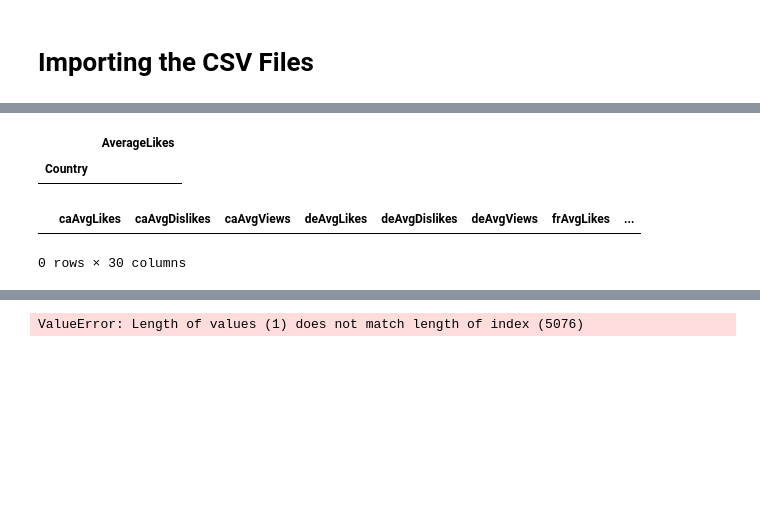
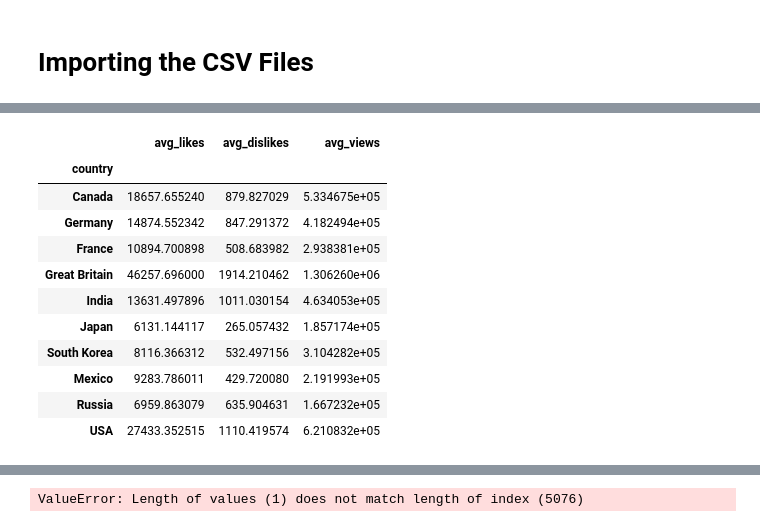
Before and after one commit to JohnShuford/Visualization_Project, a Jupyter notebook: Notebooks/Cleaning-CopyJS.ipynb, the cells around one changed output, grey strips where cells are left out. Cells and saved outputs as stored; diff of their text form; code cells hidden in the pictures; blank space fills up the shorter version.

```diff
--- a/Notebooks/Cleaning-CopyJS.ipynb
+++ b/Notebooks/Cleaning-CopyJS.ipynb
@@ -130,25 +134,21 @@ country_avg_views
-# %%
-MetricDF = pd.DataFrame()
-
-for df in lsofdf_clean:
-    avg_likes = df['likes'].mean()
-    MetricDF['AverageLikes'] = avg_likes
-
-MetricDF = MetricDF.rename_axis('Country')
-MetricDF
-# %% [output]
-|  | AverageLikes |
-| Country |  |
-# %%
-MetricCountDF = pd.DataFrame()
-count = 0
-for df in lsofdf_clean:
-    MetricCountDF[f'{lsofcoutries[count]}AvgLikes'] = df['likes'].mean()
-    MetricCountDF[f'{lsofcoutries[count]}AvgDislikes'] = df['dislikes'].mean()
-    MetricCountDF[f'{lsofcoutries[count]}AvgViews'] = df['views'].mean()
-    count+=1
-    #print(df)
-MetricCountDF
-# %% [output]
-|  | caAvgLikes | caAvgDislikes | caAvgViews | deAvgLikes | deAvgDislikes | deAvgViews | frAvgLikes | ... |
-0 rows × 30 columns
+# %%
+country_list = ['Canada', 'Germany', 'France', 'Great Britain', 'India', 'Japan', 'South Korea', 'Mexico', 'Russia', 'USA']
+# %%
+d = {'country': country_list, 'avg_likes': country_avg_likes, 'avg_dislikes': country_avg_dislikes,
+     'avg_views': country_avg_views}
+metric_df = pd.DataFrame(data=d)
+metric_df.set_index('country', inplace=True)
+metric_df
+# %% [output]
+|  | avg_likes | avg_dislikes | avg_views |
+| country |  |  |  |
+| Canada | 18657.655240 | 879.827029 | 5.334675e+05 |
+| Germany | 14874.552342 | 847.291372 | 4.182494e+05 |
+| France | 10894.700898 | 508.683982 | 2.938381e+05 |
+| Great Britain | 46257.696000 | 1914.210462 | 1.306260e+06 |
+| India | 13631.497896 | 1011.030154 | 4.634053e+05 |
+| Japan | 6131.144117 | 265.057432 | 1.857174e+05 |
+| South Korea | 8116.366312 | 532.497156 | 3.104282e+05 |
+| Mexico | 9283.786011 | 429.720080 | 2.191993e+05 |
+| Russia | 6959.863079 | 635.904631 | 1.667232e+05 |
+| USA | 27433.352515 | 1110.419574 | 6.210832e+05 |
```
Also changed, not shown: parts of 5 cells of this notebook, 13 other files.
